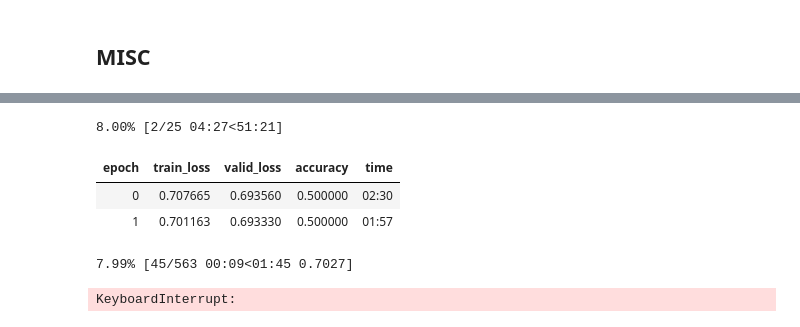
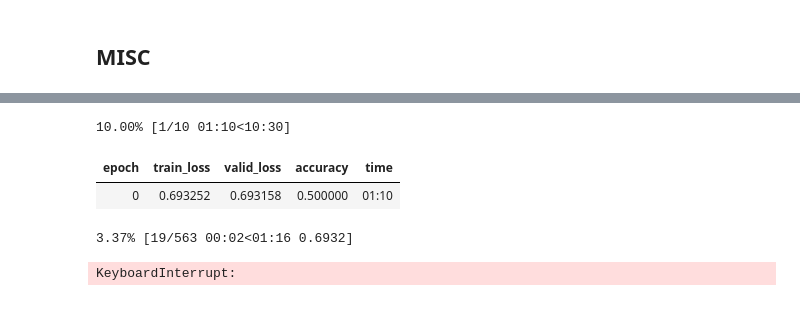
Before and after one commit to LawJarp-A/ml4sci-23, a Jupyter notebook: ml4sci/notebooks/test_5.ipynb, the cells around one changed output, grey strips where cells are left out. Drawn from its saved outputs; the diff is of its cells as text; code cells hidden in the pictures.

```diff
--- a/ml4sci/notebooks/test_5.ipynb
+++ b/ml4sci/notebooks/test_5.ipynb
@@ -152 +139,19 @@ tensor([[[0.0039, 0.0039, 0.0039,  ..., 0.0039, 0.0039, 0.0039],
+# %%
+# Define pytorch model
+# Use timm for pretrained models
+# Define the pytorch model
+# Create a model using timm
+def create_model(model_name,num_classes=1):
+    model = timm.create_model(model_name, pretrained=True, num_classes=num_classes, in_chans=1)
+    # Check if classifier is parameter of the model
+    if hasattr(model, 'head'):
+        model.head = torch.nn.Sequential(
+            torch.nn.Linear(model.head.in_features, 1024),
+            torch.nn.ReLU(),
+            torch.nn.Linear(1024,512),
+            torch.nn.ReLU(),
+            torch.nn.Linear(512, num_classes),
+            torch.nn.Sigmoid(),
+        )
+    return model
 # %% [markdown]
@@ -192,21 +201,20 @@ torch.Size([2, 1])
 # %%
 run_id = "ml4sci:t5:"+config['base_model']+":"+str(uuid.uuid4().hex)[:3]
 
-wandb_logger = WandbLogger(
-    project="gsoc-ml4sci",
-    entity="lawjarp",
-    name=run_id,
-    group=config['base_model'],
-    log_model=True,
-)
+# wandb_logger = WandbLogger(
+#     project="gsoc-ml4sci",
+#     entity="lawjarp",
+#     name=run_id,
+#     group=config['base_model'],
+#     log_model=True,
+# )
 # Initialize a trainer
 trainer = pl.Trainer(
-    # precision='16-mixed'
-    max_epochs=25,
+    max_epochs=10,
     callbacks=[
         RichProgressBar(leave=True),
         ModelCheckpoint(dirpath='./models/', filename=run_id, monitor="val_loss", mode="min")
     ],
-    logger=wandb_logger
+    # logger=wandb_logger
 )
 # %% [output]
@@ -269,9 +324,8 @@ For debugging consider passing CUDA_LAUNCH_BLOCKING=1.
 # %%
-learn.fit_one_cycle(25, 0.006)
+learn.fit_one_cycle(10, 3.0199516913853586e-05)
 # %% [output]
-8.00% [2/25 04:27<51:21]
+10.00% [1/10 01:10<10:30]
 | epoch | train_loss | valid_loss | accuracy | time |
-| 0 | 0.707665 | 0.693560 | 0.500000 | 02:30 |
-| 1 | 0.701163 | 0.693330 | 0.500000 | 01:57 |
+| 0 | 0.693252 | 0.693158 | 0.500000 | 01:10 |
-7.99% [45/563 00:09<01:45 0.7027]
+3.37% [19/563 00:02<01:16 0.6932]
 KeyboardInterrupt:
```
Also changed, not shown: parts of 27 cells of this notebook, 1 other file.
